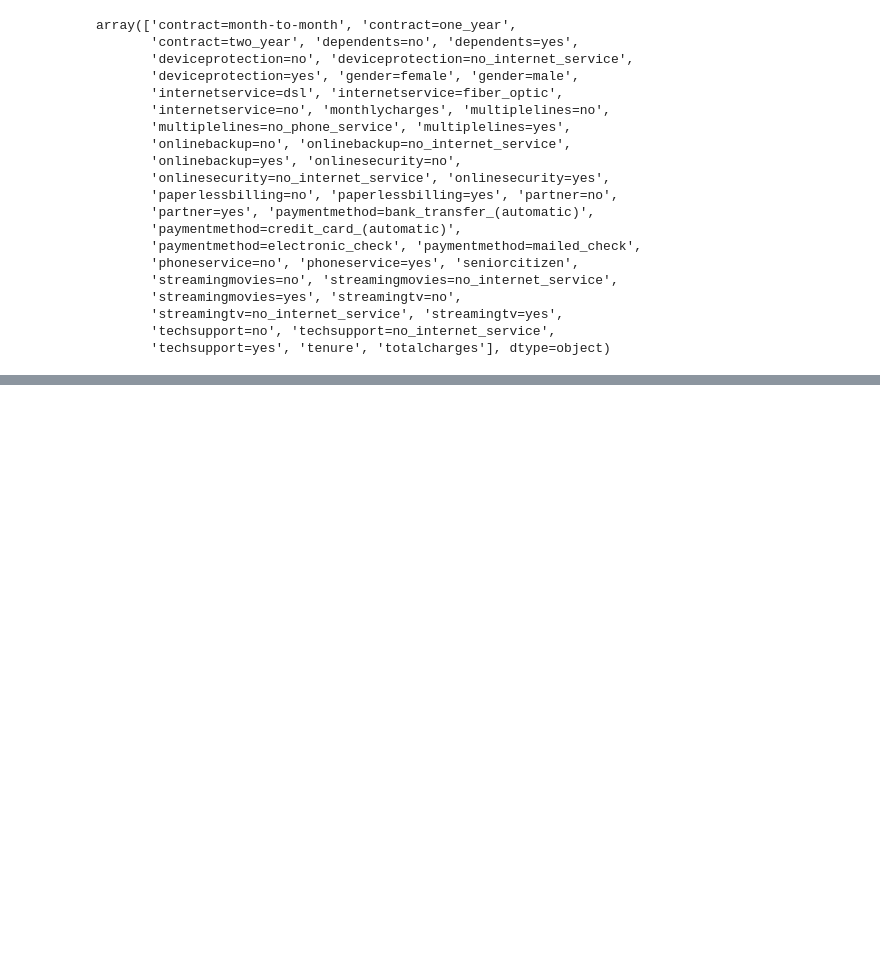
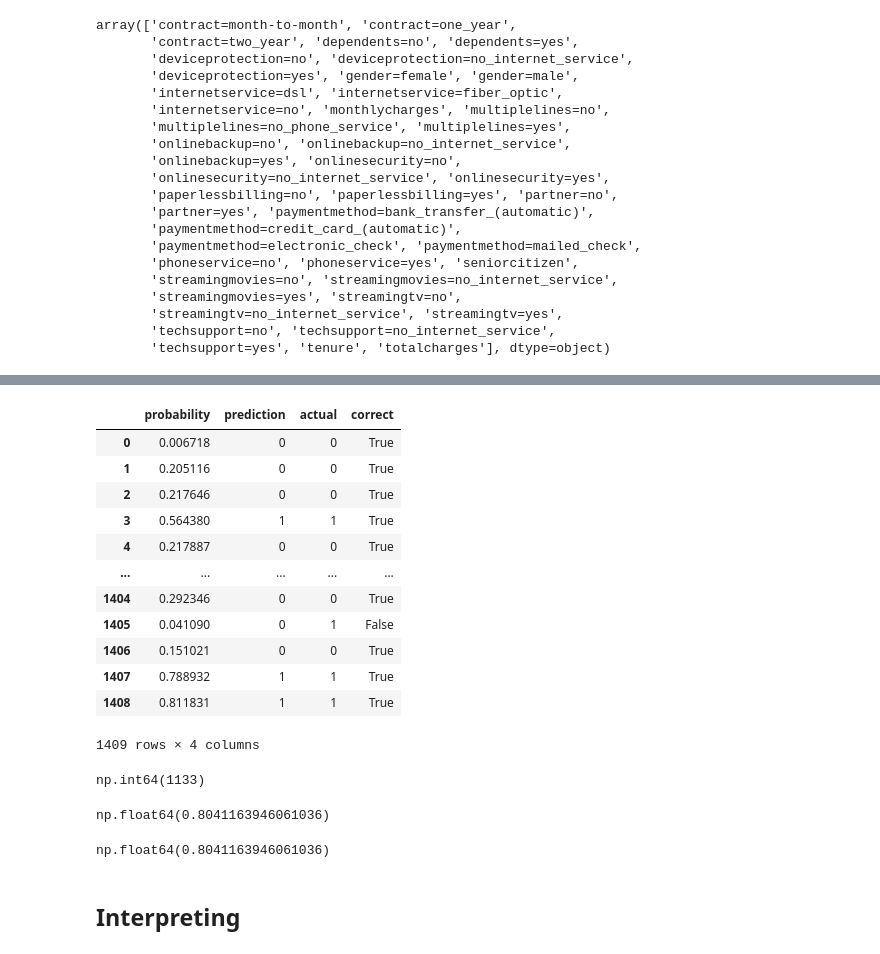
Before and after one commit to piotrswiecik/mlzoomcamp, a Jupyter notebook: various/churn.ipynb, the cells around one changed output, grey strips where cells are left out. Cells and saved outputs as stored; diff of their text form; code cells hidden in the pictures; blank space fills up the shorter version.

```diff
--- a/various/churn.ipynb
+++ b/various/churn.ipynb
@@ -697,0 +787,5 @@ array(['contract=month-to-month', 'contract=one_year',
+# %%
+df_pred = pd.DataFrame()
+df_pred["probability"] = y_pred
+df_pred["prediction"] = churn_decision.astype(int)
+df_pred["actual"] = y_val
@@ -697,0 +808,32 @@ array(['contract=month-to-month', 'contract=one_year',
+# %%
+df_pred["correct"] = df_pred.prediction == df_pred.actual
+# %%
+df_pred
+# %% [output]
+|  | probability | prediction | actual | correct |
+| 0 | 0.006718 | 0 | 0 | True |
+| 1 | 0.205116 | 0 | 0 | True |
+| 2 | 0.217646 | 0 | 0 | True |
+| 3 | 0.564380 | 1 | 1 | True |
+| 4 | 0.217887 | 0 | 0 | True |
+| ... | ... | ... | ... | ... |
+| 1404 | 0.292346 | 0 | 0 | True |
+| 1405 | 0.041090 | 0 | 1 | False |
+| 1406 | 0.151021 | 0 | 0 | True |
+| 1407 | 0.788932 | 1 | 1 | True |
+| 1408 | 0.811831 | 1 | 1 | True |
+1409 rows × 4 columns
+# %%
+df_pred["correct"].sum()
+# %% [output]
+np.int64(1133)
+# %%
+df_pred["correct"].mean()
+# %% [output]
+np.float64(0.8041163946061036)
+# %%
+df_pred["correct"].sum() / len(df_pred)
+# %% [output]
+np.float64(0.8041163946061036)
+# %% [markdown]
+## Interpreting
```
Also changed, not shown: parts of 47 cells of this notebook.
